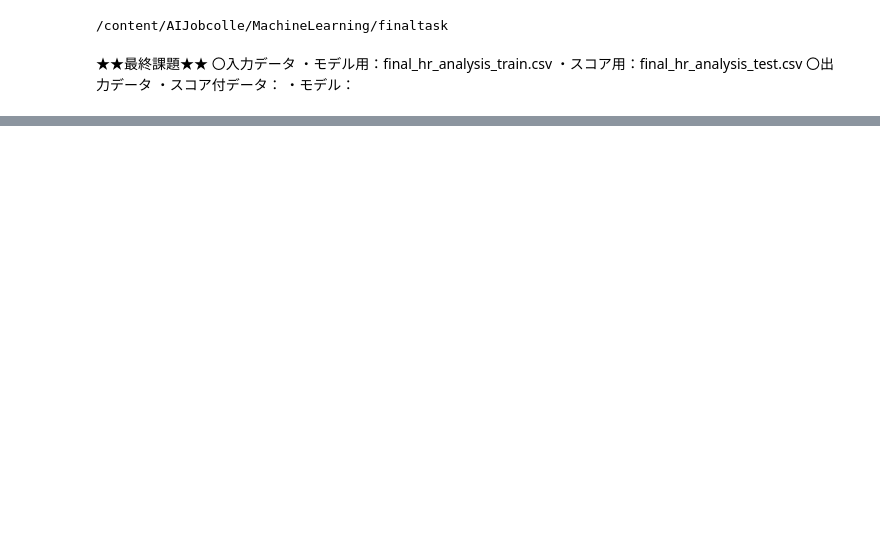
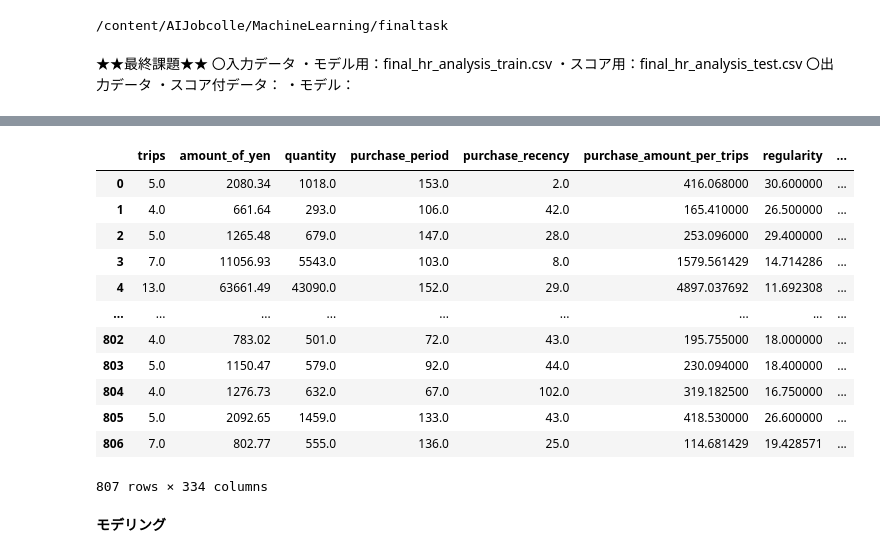
Before and after one commit to saiku122/AIJobcolle, a Jupyter notebook: MachineLearning/finaltask/LatstTask.ipynb, the cells around one changed output, grey strips where cells are left out. Drawn from its saved outputs; the diff is of its cells as text; code cells hidden in the pictures; blank space fills up the shorter version.

```diff
--- a/MachineLearning/finaltask/LatstTask.ipynb
+++ b/MachineLearning/finaltask/LatstTask.ipynb
@@ -61,0 +101,22 @@ df
+# %%
+#列名一致
+df_cols_m = pd.DataFrame(None,
+                         columns=X_ohe_columns,
+                         dtype=float)
+X_ohe_s2 = pd.concat([df_cols_m, X_ohe_s])
+#display(X_ohe_s2.head(3))
+
+set_Xm = set(X_ohe.columns.values)
+set_Xs = set(X_ohe_s.columns.values)
+
+#スコアにのみ存在する項目の削除
+X_ohe_s3 = X_ohe_s2.drop(list(set_Xs-set_Xm),axis=1)
+
+#print(X_ohe_s3.shape)
+#display(X_ohe_s3.head(3))
+
+#list(set_Xs-set_Xm)
+# %%
+#スコアにのみ存在する項目の削除
+X_ohe_s3.loc[:,list(set_Xm-set_Xs)] = X_ohe_s3.loc[:,list(set_Xm-set_Xs)].fillna(0,axis=1)
+X_ohe_s3.head(3)
@@ -61,0 +129,4 @@ df
+# %%
+#ソート順の統一
+X_ohe_s3 = X_ohe_s3.reindex(X_ohe.columns.values,axis=1)
+X_ohe_s3.head(3)
@@ -61,0 +139,3 @@ df
+# %%
+#欠損値処理
+X_ohe_s4 = pd.DataFrame(imp.transform(X_ohe_s3),columns=X_ohe_columns)
@@ -61,0 +145,19 @@ df
+# %%
+##テスト実行（最後本当にID_sとくっつけていのか？）
+X_ohe_s4
+# %% [output]
+|  | trips | amount_of_yen | quantity | purchase_period | purchase_recency | purchase_amount_per_trips | regularity | ... |
+| 0 | 5.0 | 2080.34 | 1018.0 | 153.0 | 2.0 | 416.068000 | 30.600000 | ... |
+| 1 | 4.0 | 661.64 | 293.0 | 106.0 | 42.0 | 165.410000 | 26.500000 | ... |
+| 2 | 5.0 | 1265.48 | 679.0 | 147.0 | 28.0 | 253.096000 | 29.400000 | ... |
+| 3 | 7.0 | 11056.93 | 5543.0 | 103.0 | 8.0 | 1579.561429 | 14.714286 | ... |
+| 4 | 13.0 | 63661.49 | 43090.0 | 152.0 | 29.0 | 4897.037692 | 11.692308 | ... |
+| ... | ... | ... | ... | ... | ... | ... | ... | ... |
+| 802 | 4.0 | 783.02 | 501.0 | 72.0 | 43.0 | 195.755000 | 18.000000 | ... |
+| 803 | 5.0 | 1150.47 | 579.0 | 92.0 | 44.0 | 230.094000 | 18.400000 | ... |
+| 804 | 4.0 | 1276.73 | 632.0 | 67.0 | 102.0 | 319.182500 | 16.750000 | ... |
+| 805 | 5.0 | 2092.65 | 1459.0 | 133.0 | 43.0 | 418.530000 | 26.600000 | ... |
+| 806 | 7.0 | 802.77 | 555.0 | 136.0 | 25.0 | 114.681429 | 19.428571 | ... |
+807 rows × 334 columns
+# %% [markdown]
+**モデリング**
```
Also changed, not shown: parts of 20 cells of this notebook.
